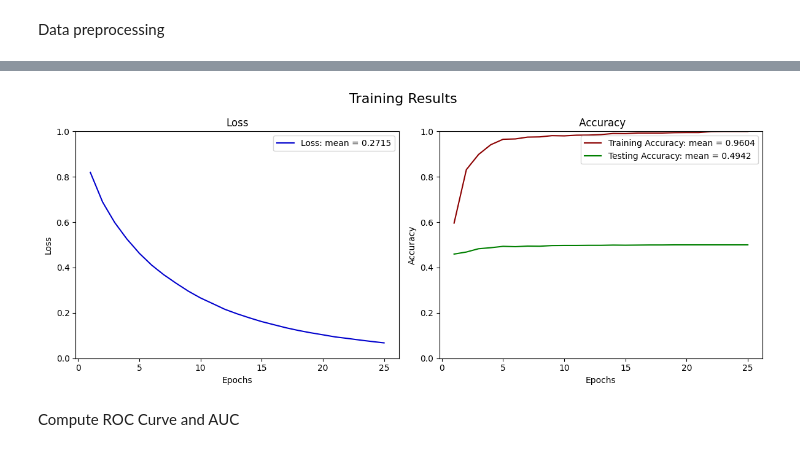
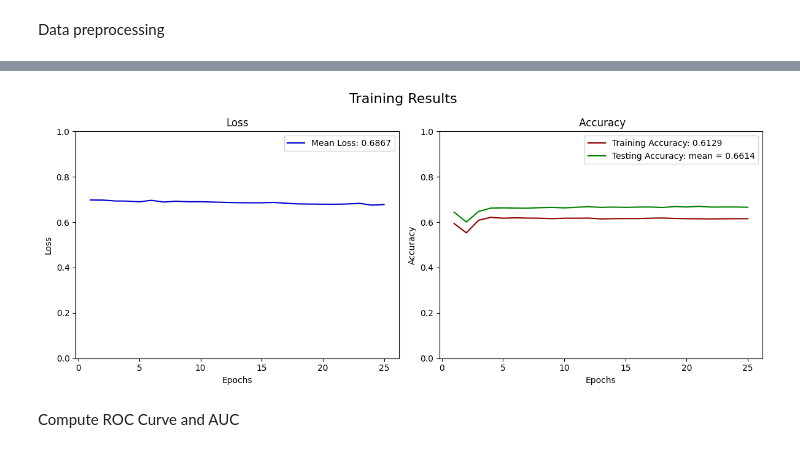
Before and after one commit to gpesticci/Jet-GNN, a Jupyter notebook: GNN.ipynb, the cells around one changed output, grey strips where cells are left out. Cells and saved outputs as stored; diff of their text form; code cells hidden in the pictures.

```diff
--- a/GNN.ipynb
+++ b/GNN.ipynb
@@ -124,2 +121,5 @@ def node_features(df, features_cols):
 # %% [markdown]
 Data preprocessing
+# %%
+# Make cuts to data
+train_df, test_df = train_make_cuts(train_df, test_df)
@@ -151,2 +188,6 @@ KeyboardInterrupt:
+# %%
+# Pick which size data to feed into model
+train_df = cut_train_df
+test_df = cut_test_df
 # %%
 training_data = train_df[train_f_cols]
@@ -215,12 +224,36 @@ Test set:
 # %%
+# Create node feature array: [jet][daughter][feature]
+def node_features(df, features_cols):
+    features_list = []
+
+    for _, row in df.iterrows():
+
+        max_nodes = max(len(row[col]) if isinstance(row[col], list) else 1 for col in features_cols)
+        jet_nodes = [[] for _ in range(max_nodes)]
+
+        for column in features_cols:
+            cell_value = row[column]
+
+            if isinstance(cell_value, list):
+                for i in range(max_nodes):
+                    jet_nodes[i].append(cell_value[i])
+            else:
+                for node_features in jet_nodes:
+                    node_features.append(cell_value)
+
+        features_list.append(jet_nodes)
+
+    return np.array(features_list, dtype=object)
+
 # Create graphs for each jet - orig
 def create_data_objects(df, features_array):
     data_objects = []
-    for idx, jet_features in enumerate(features_array):
+    for idx, features in enumerate(features_array):
 
+        x = torch.tensor(features, dtype=torch.float)
+
+        num_nodes = x.size(0)
         num_classes = 2 # binary classification
-        x = torch.tensor(jet_features, dtype=torch.float)
-        num_nodes = x.size(0)
 
         # Fully connected edges
         G = nx.complete_graph(num_nodes)
@@ -242,8 +275,8 @@ train_data = create_data_objects(train_df, train_features)
 test_data = create_data_objects(test_df, test_features)
 
 # Load Data in batches
-train_loader = DataLoader(train_data, batch_size=32, shuffle=True)
-test_loader = DataLoader(test_data, batch_size=32, shuffle=False)
+train_loader = DataLoader(train_data, batch_size=64, shuffle=True)
+test_loader = DataLoader(test_data, batch_size=64, shuffle=False)
 # %%
 # Visualize some graphs
 fig, axes = plt.subplots(2, 3, figsize=(12, 8))
@@ -393,36 +467,36 @@ KeyboardInterrupt:
 def plot_training_results(loss_values, train_acc_values, test_acc_values):
     epochs = range(1, len(loss_values) + 1)  # Create a list of epoch numbers
     mean_train_acc = mean(train_acc_values)
     mean_test_acc = mean(test_acc_values)
     mean_loss = mean(loss_values)
 
     fig, (ax1, ax2) = plt.subplots(1, 2, figsize=(12, 5))
     fig.suptitle('Training Results', fontsize=16)
 
     # Plot Loss
-    ax1.plot(epochs, loss_values, color='mediumblue', label=(f"Loss: mean = {mean_loss:.4f}"))
+    ax1.plot(epochs, loss_values, color='mediumblue', label=(f"Mean Loss: {mean_loss:.4f}"))
     ax1.set_ylim(0, 1)
     ax1.set_title('Loss')
     ax1.set_xlabel('Epochs')
     ax1.set_ylabel('Loss')
     ax1.legend(loc='best')
 
     # Plot  Accuracy
-    ax2.plot(epochs, train_acc_values, color='darkred', label=(f"Training Accuracy: mean = {mean_train_acc:.4f}"))
+    ax2.plot(epochs, train_acc_values, color='darkred', label=(f"Training Accuracy: {mean_train_acc:.4f}"))
     ax2.plot(epochs, test_acc_values, color='green', label=(f"Testing Accuracy: mean = {mean_test_acc:.4}"))
     ax2.set_ylim(0, 1)
     ax2.set_title(' Accuracy')
     ax2.set_xlabel('Epochs')
     ax2.set_ylabel('Accuracy')
     ax2.legend(loc='best')
 
     plt.tight_layout()
     plt.show()
 
 # After your training loop, call the function:
 plot_training_results(loss_values, train_acc_values, test_acc_values)
 # %% [output]
-[figure, old version]
+[figure, new version]
 # %% [markdown]
 Compute ROC Curve and AUC
 # %%
```
Also changed, not shown: parts of 31 cells of this notebook.
